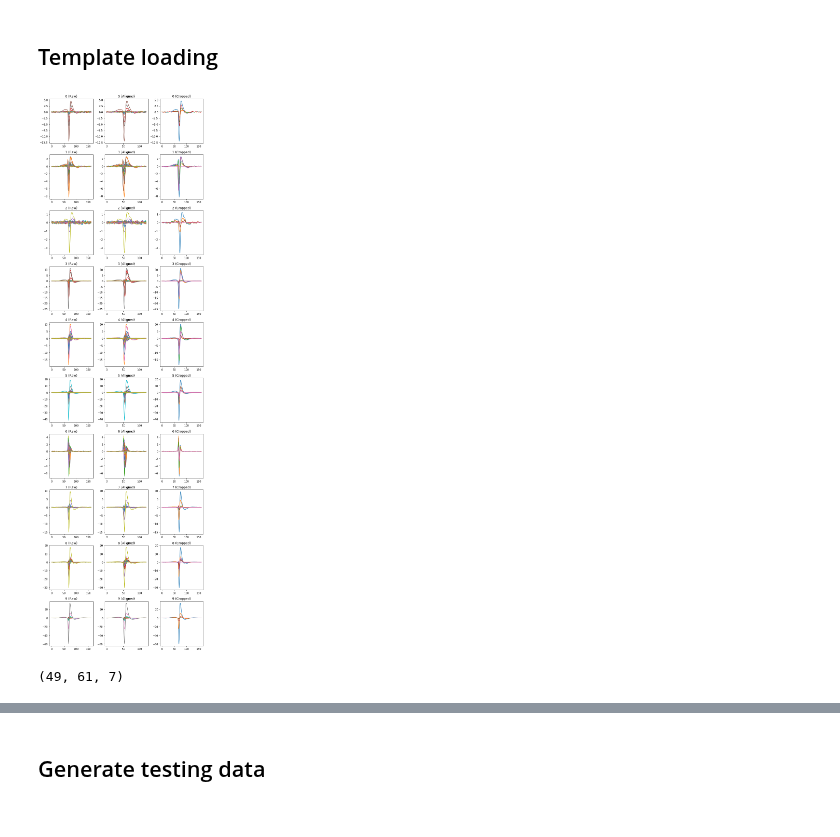
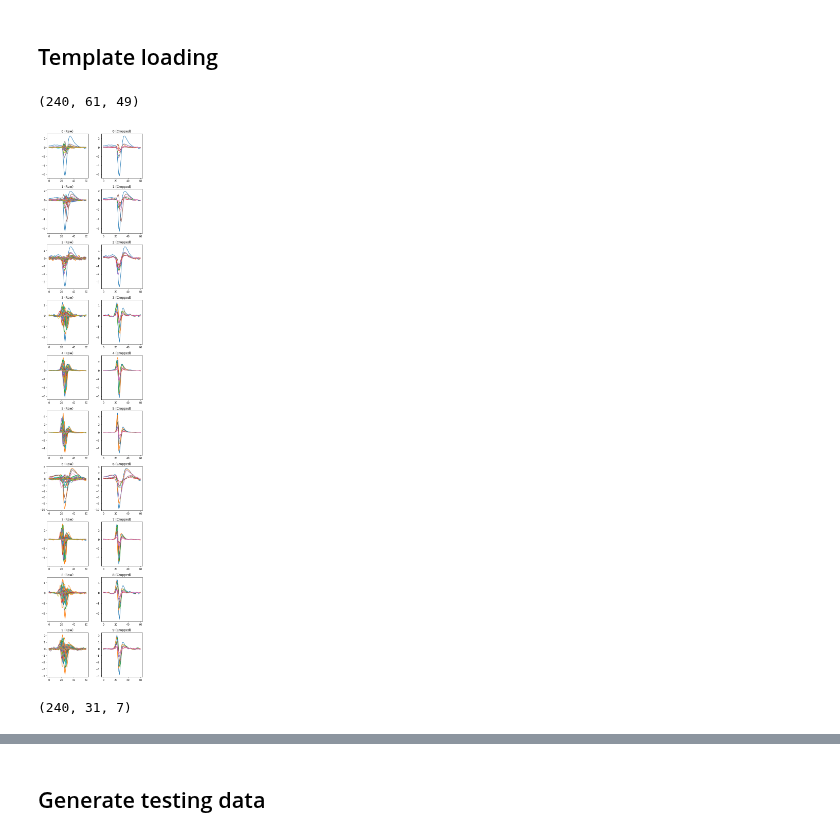
Before and after one commit to edublancas/yass-private, a Jupyter notebook: nnet/detector-evaluation.ipynb, the cells around one changed output, grey strips where cells are left out. Drawn from its saved outputs; the diff is of its cells as text; code cells hidden in the pictures.

```diff
--- a/nnet/detector-evaluation.ipynb
+++ b/nnet/detector-evaluation.ipynb
@@ -36,6 +37,12 @@ path_to_model_ref = '/home/Edu/shengao-aug1/detect.ckpt'
 # path_to_model_ref = '/home/Edu/cat-july19/detect.ckpt'
 
 path_to_model = '/home/Edu/dev/private-yass/nnet/models/detect/09-Aug-2018@02-02-17.ckpt'
+
+path_to_model = '/home/Edu/dev/private-yass/nnet/models/detect/16-Aug-2018@00-06-50.ckpt'
+
+path_to_model = '/home/Edu/dev/yass/src/yass/assets/models/detect_nn1.ckpt'
+
+path_to_model = '/home/Edu/dev/private-yass/nnet/models/detect/16-Aug-2018@01-03-37.ckpt'
 # path_to_model = 'detect-09-Aug-2018@01-54-51.h5'
 
 # path_to_model = path_to_model_ref
@@ -45,7 +52,7 @@ path_to_model = '/home/Edu/dev/private-yass/nnet/models/detect/09-Aug-2018@02-02
 THRESHOLD = 0.5
 
 try:
-    model = NeuralNetDetector.load(path_to_model, 0.5, CONFIG.channel_index)
+    model = NeuralNetDetector.load(path_to_model, 0.5, CONFIG.channel_index, load_test_set=True)
 except:
     model = load_model(path_to_model)
 
@@ -54,4 +61,4 @@ try:
     model_ref = load_model(path_to_model_ref)
 except:
     model_ref = NeuralNetDetector.load(path_to_model_ref, THRESHOLD,
-                                       CONFIG.channel_index, load_test_set=False, )
+                                       CONFIG.channel_index, load_test_set=False)
@@ -91 +95,9 @@ processor = TemplatesProcessor.from_spike_train(CONFIG,
+# %%
+uncropped = np.load('/home/Edu/data/templates/cat-good-templates.npy')
+# %%
+uncropped.shape
+# %% [output]
+(240, 61, 49)
+# %%
+processor = TemplatesProcessor(uncropped)
 # %%
@@ -94,18 +106,18 @@ aligned = processor.align(CONFIG.spike_size)
 cropped = processor.crop_spatially(CONFIG.neigh_channels, CONFIG.geom)
 # %%
 plot.grid_from_array([processor.values,
-                      aligned.values, cropped.values],
+                      cropped.values],
                      axis=0,
                      elements=range(10),
                      auto_figsize=3,
-                     group_names=('Raw', 'Aligned', 'Cropped'))
+                     group_names=('Raw', 'Cropped'))
 # %% [output]
-[figure, old version]
+[figure, new version]
 # %%
-small = cropped.crop_temporally(30)
+small = cropped.crop_temporally(15)
 small.values.shape
 # %% [output]
-(49, 61, 7)
+(240, 31, 7)
 # %%
 plot.grid_from_array(small.values,
                      axis=0,
```
Also changed, not shown: parts of 40 cells of this notebook, 2 other files.
